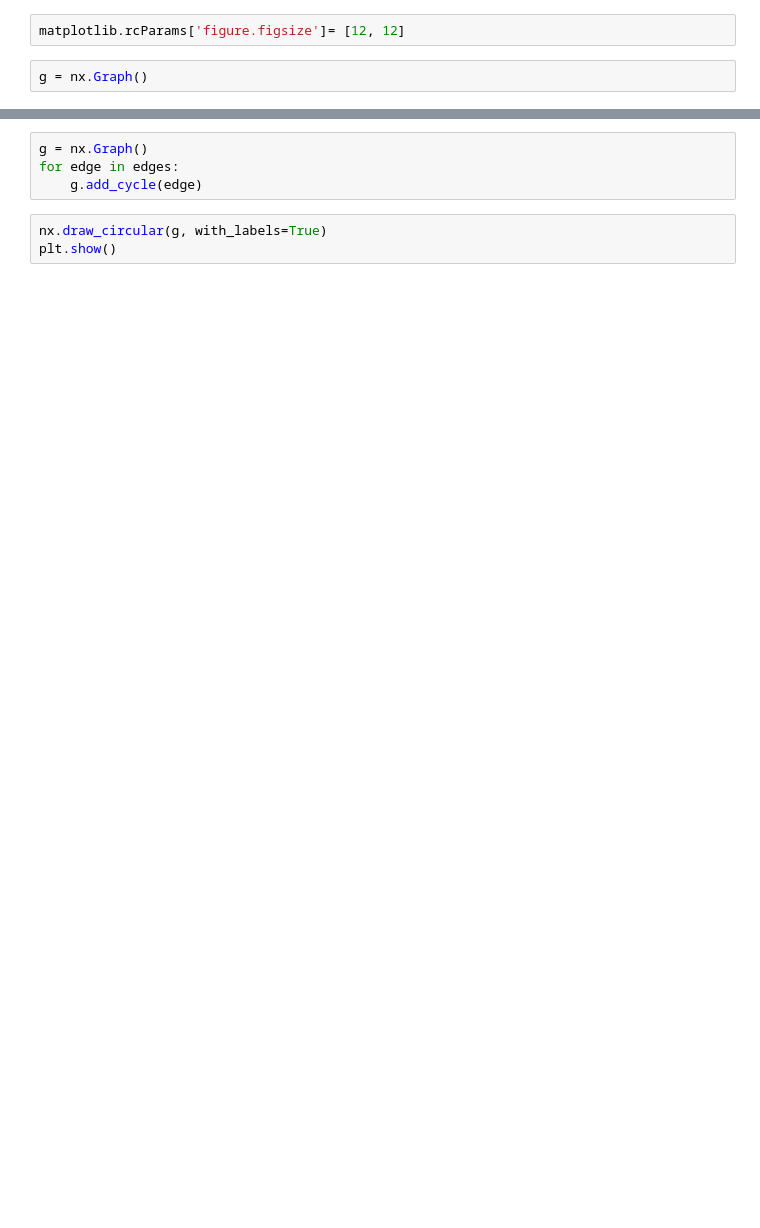
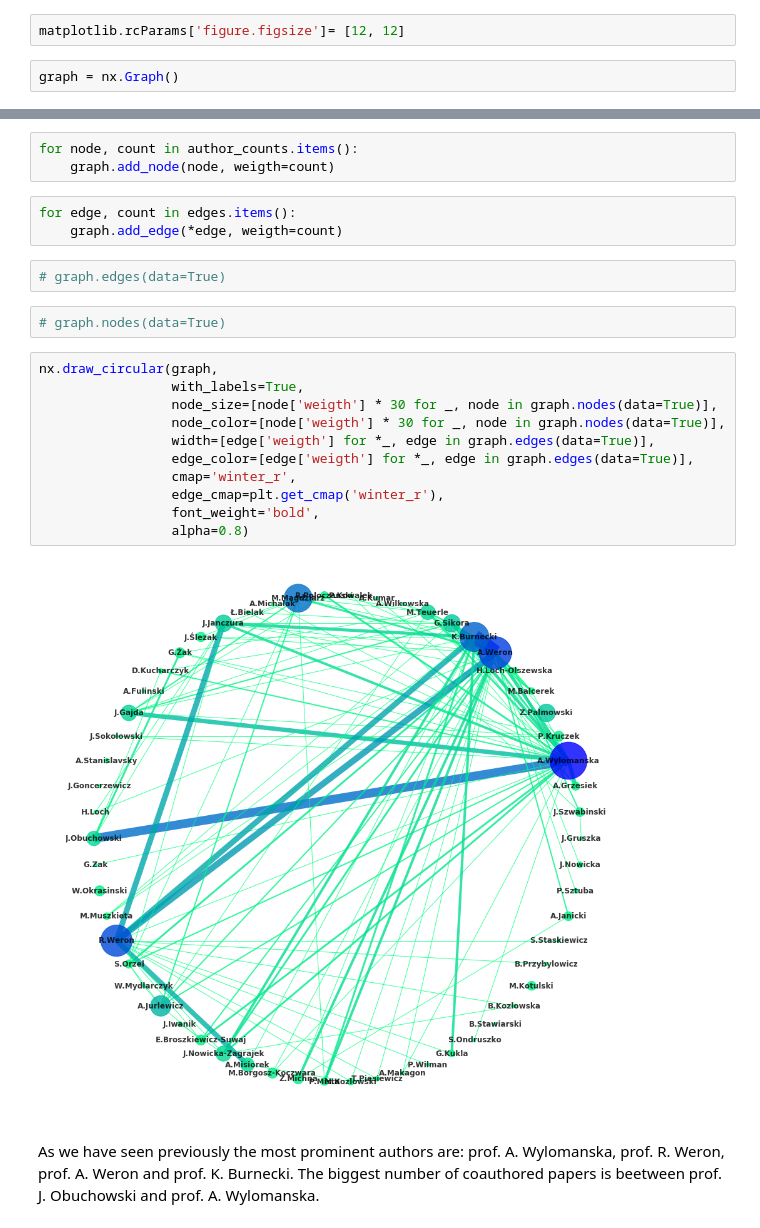
Before and after one commit to Nummulit/unstructured-data, a Jupyter notebook: web scrapping.ipynb, the cells around one changed output, grey strips where cells are left out. Drawn from its saved outputs; the diff is of its cells as text; blank space fills up the shorter version.

Commit message:
Web scrapping: visualization and whole assignment finished.

```diff
--- a/web scrapping.ipynb
+++ b/web scrapping.ipynb
@@ -246,4 +295,4 @@ import matplotlib
 # %%
 matplotlib.rcParams['figure.figsize']= [12, 12]
 # %%
-g = nx.Graph()
+graph = nx.Graph()
@@ -256,7 +299,25 @@ plt.show()
-# %%
-g = nx.Graph()
-for edge in edges:
-    g.add_cycle(edge)
-# %%
-nx.draw_circular(g, with_labels=True)
-plt.show()
+# %%
+for node, count in author_counts.items():
+    graph.add_node(node, weigth=count)
+# %%
+for edge, count in edges.items():
+    graph.add_edge(*edge, weigth=count)
+# %%
+# graph.edges(data=True)
+# %%
+# graph.nodes(data=True)
+# %%
+nx.draw_circular(graph,
+                 with_labels=True,
+                 node_size=[node['weigth'] * 30 for _, node in graph.nodes(data=True)],
+                 node_color=[node['weigth'] * 30 for _, node in graph.nodes(data=True)],
+                 width=[edge['weigth'] for *_, edge in graph.edges(data=True)],
+                 edge_color=[edge['weigth'] for *_, edge in graph.edges(data=True)],
+                 cmap='winter_r',
+                 edge_cmap=plt.get_cmap('winter_r'),
+                 font_weight='bold',
+                 alpha=0.8)
+# %% [output]
+[figure, added]
+# %% [markdown]
+As we have seen previously the most prominent authors are: prof. A. Wylomanska, prof. R. Weron, prof. A. Weron and prof. K. Burnecki. The biggest number of coauthored papers is beetween prof. J. Obuchowski and prof. A. Wylomanska.
```
Also changed, not shown: parts of 47 cells of this notebook.
